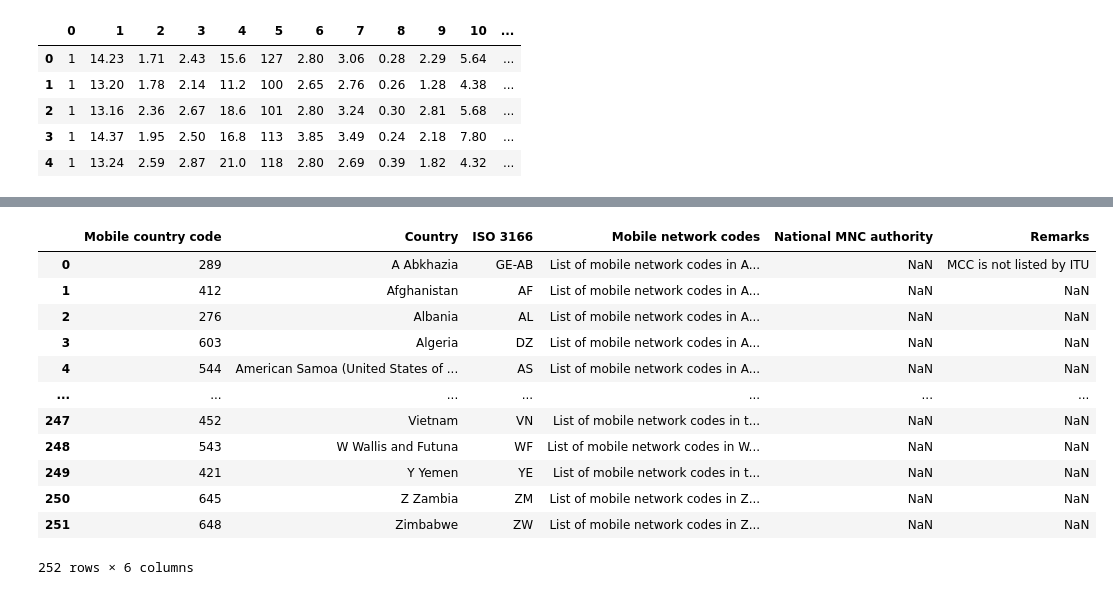
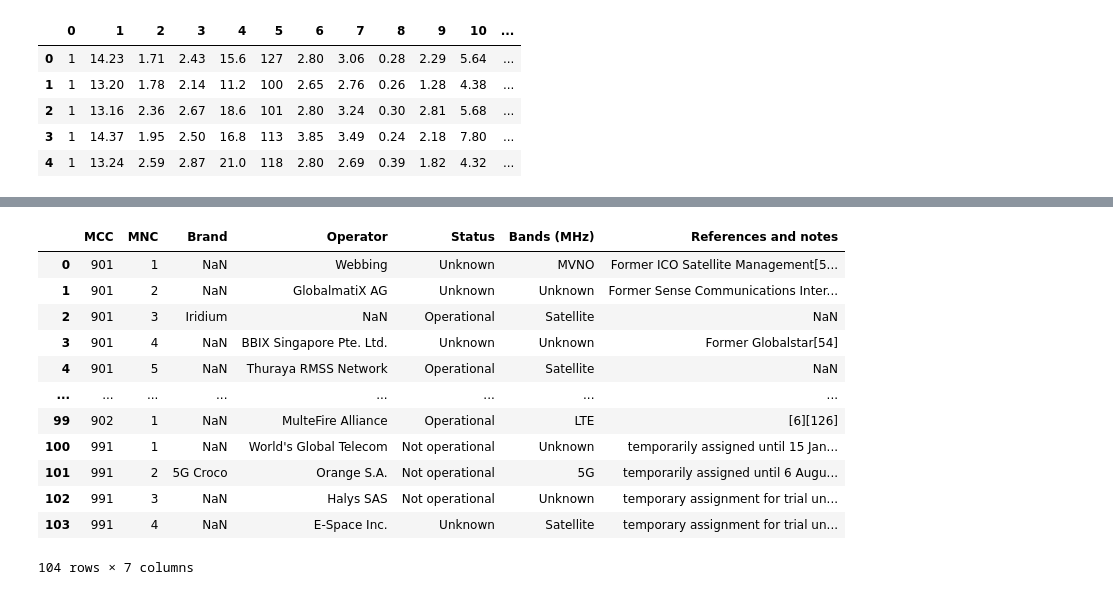
Before and after one commit to Kapil987/pythonForMlops, a Jupyter notebook: 9-Data_Analysis_With_Python/9.4-readdata.ipynb, the cells around one changed output, grey strips where cells are left out. Saved outputs shown, nothing was run; the diff lists cells and outputs as text; code cells hidden in the pictures.

```diff
--- a/9-Data_Analysis_With_Python/9.4-readdata.ipynb
+++ b/9-Data_Analysis_With_Python/9.4-readdata.ipynb
@@ -146,20 +161,22 @@ df[0]
 # %%
 url="https://en.wikipedia.org/wiki/Mobile_country_code"
-pd.read_html(url,match="Country",header=0)[0]
+# pd.read_html(url,match="Country",header=0)[0]
+
+pd.read_html(url,match="91",header=0)[0]
 # %% [output]
-|  | Mobile country code | Country | ISO 3166 | Mobile network codes | National MNC authority | Remarks |
-| 0 | 289 | A Abkhazia | GE-AB | List of mobile network codes in A... | NaN | MCC is not listed by ITU |
-| 1 | 412 | Afghanistan | AF | List of mobile network codes in A... | NaN | NaN |
-| 2 | 276 | Albania | AL | List of mobile network codes in A... | NaN | NaN |
-| 3 | 603 | Algeria | DZ | List of mobile network codes in A... | NaN | NaN |
-| 4 | 544 | American Samoa (United States of ... | AS | List of mobile network codes in A... | NaN | NaN |
-| ... | ... | ... | ... | ... | ... | ... |
-| 247 | 452 | Vietnam | VN | List of mobile network codes in t... | NaN | NaN |
-| 248 | 543 | W Wallis and Futuna | WF | List of mobile network codes in W... | NaN | NaN |
-| 249 | 421 | Y Yemen | YE | List of mobile network codes in t... | NaN | NaN |
-| 250 | 645 | Z Zambia | ZM | List of mobile network codes in Z... | NaN | NaN |
-| 251 | 648 | Zimbabwe | ZW | List of mobile network codes in Z... | NaN | NaN |
+|  | MCC | MNC | Brand | Operator | Status | Bands (MHz) | References and notes |
+| 0 | 901 | 1 | NaN | Webbing | Unknown | MVNO | Former ICO Satellite Management[5... |
+| 1 | 901 | 2 | NaN | GlobalmatiX AG | Unknown | Unknown | Former Sense Communications Inter... |
+| 2 | 901 | 3 | Iridium | NaN | Operational | Satellite | NaN |
+| 3 | 901 | 4 | NaN | BBIX Singapore Pte. Ltd. | Unknown | Unknown | Former Globalstar[54] |
+| 4 | 901 | 5 | NaN | Thuraya RMSS Network | Operational | Satellite | NaN |
+| ... | ... | ... | ... | ... | ... | ... | ... |
+| 99 | 902 | 1 | NaN | MulteFire Alliance | Operational | LTE | [6][126] |
+| 100 | 991 | 1 | NaN | World's Global Telecom | Not operational | Unknown | temporarily assigned until 15 Jan... |
+| 101 | 991 | 2 | 5G Croco | Orange S.A. | Not operational | 5G | temporarily assigned until 6 Augu... |
+| 102 | 991 | 3 | NaN | Halys SAS | Not operational | Unknown | temporary assignment for trial un... |
+| 103 | 991 | 4 | NaN | E-Space Inc. | Unknown | Satellite | temporary assignment for trial un... |
-252 rows × 6 columns
+104 rows × 7 columns
 # %%
 !pip install openpyxl
 # %% [output]
```
Also changed, not shown: parts of 16 cells of this notebook, 12 other files.
